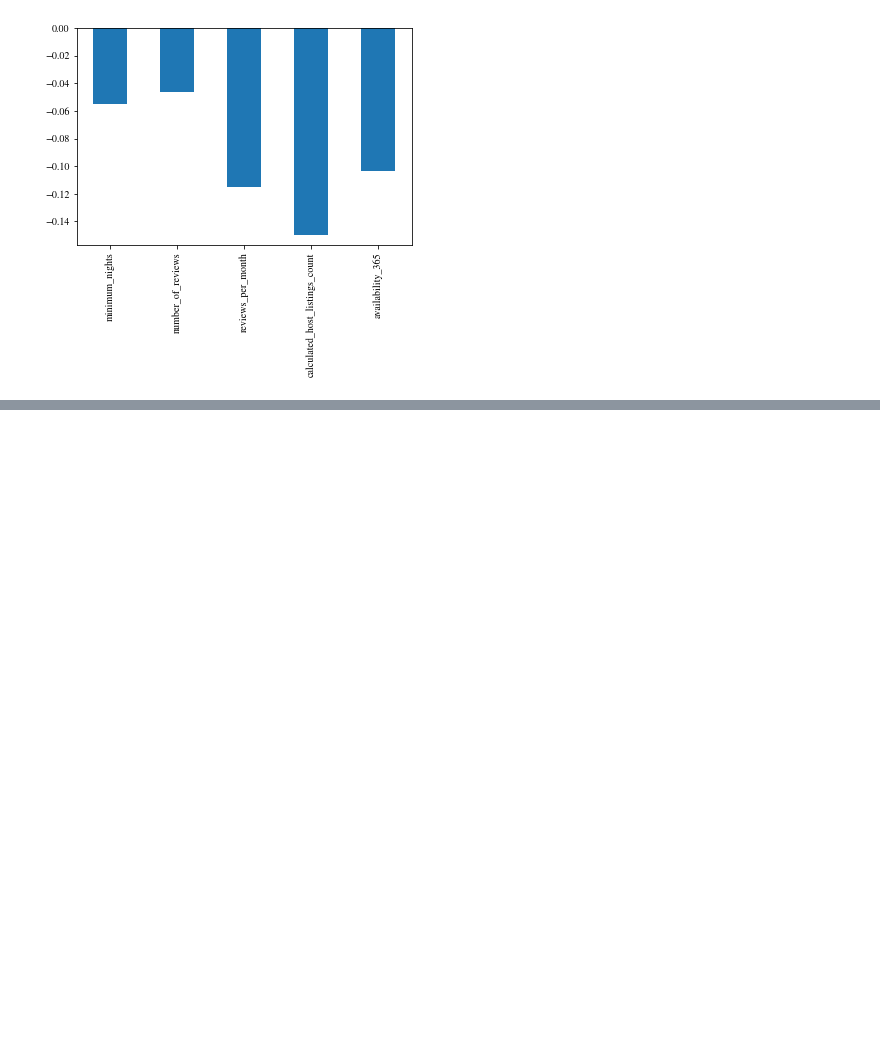
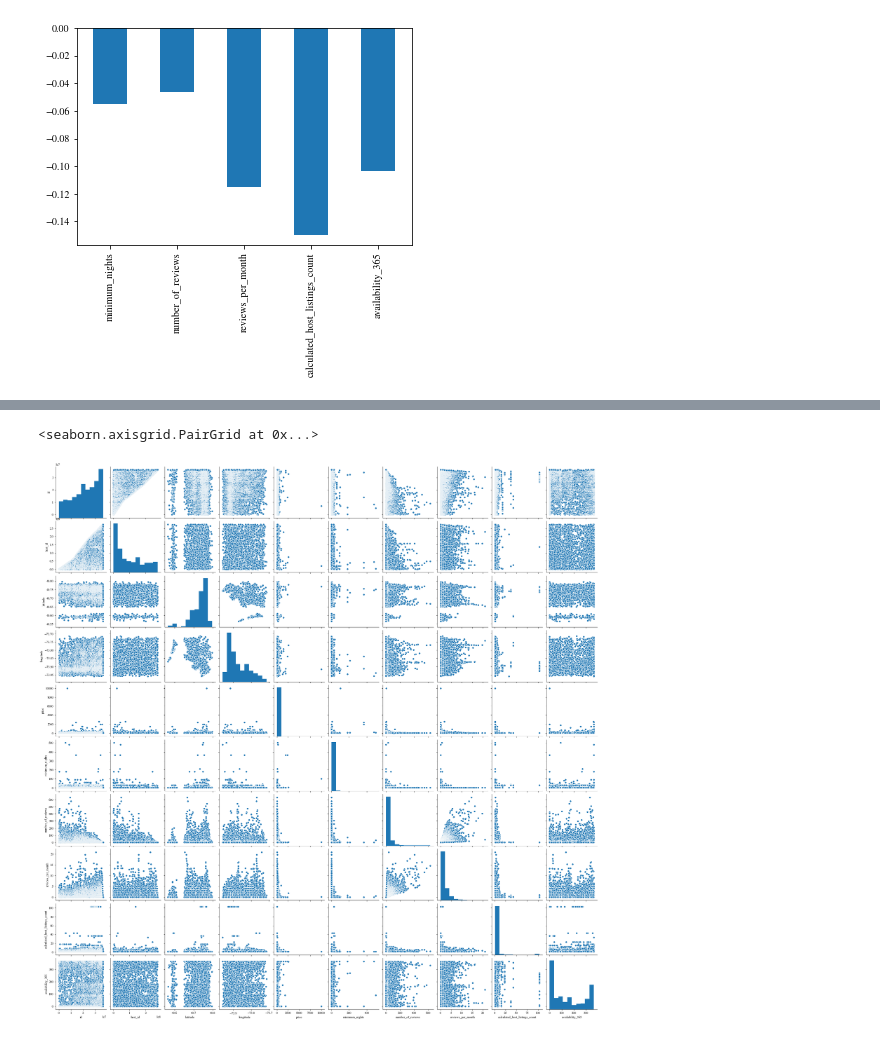
Before and after one commit to tciodaro/mit_ds_course, a Jupyter notebook: Code/Analysis/data_statistics.ipynb, the cells around one changed output, grey strips where cells are left out. Saved outputs shown, nothing was run; the diff lists cells and outputs as text; code cells hidden in the pictures; blank space fills up the shorter version.

```diff
--- a/Code/Analysis/data_statistics.ipynb
+++ b/Code/Analysis/data_statistics.ipynb
@@ -122,0 +172,6 @@ data[idx].corr()['price'].drop(['price','id','host_id','latitude','longitude']).
+# %%
+import seaborn as sns
+sns.pairplot(data)
+# %% [output]
+<seaborn.axisgrid.PairGrid at 0x...>
+[figure, added]
```
Also changed, not shown: parts of 3 cells of this notebook.
